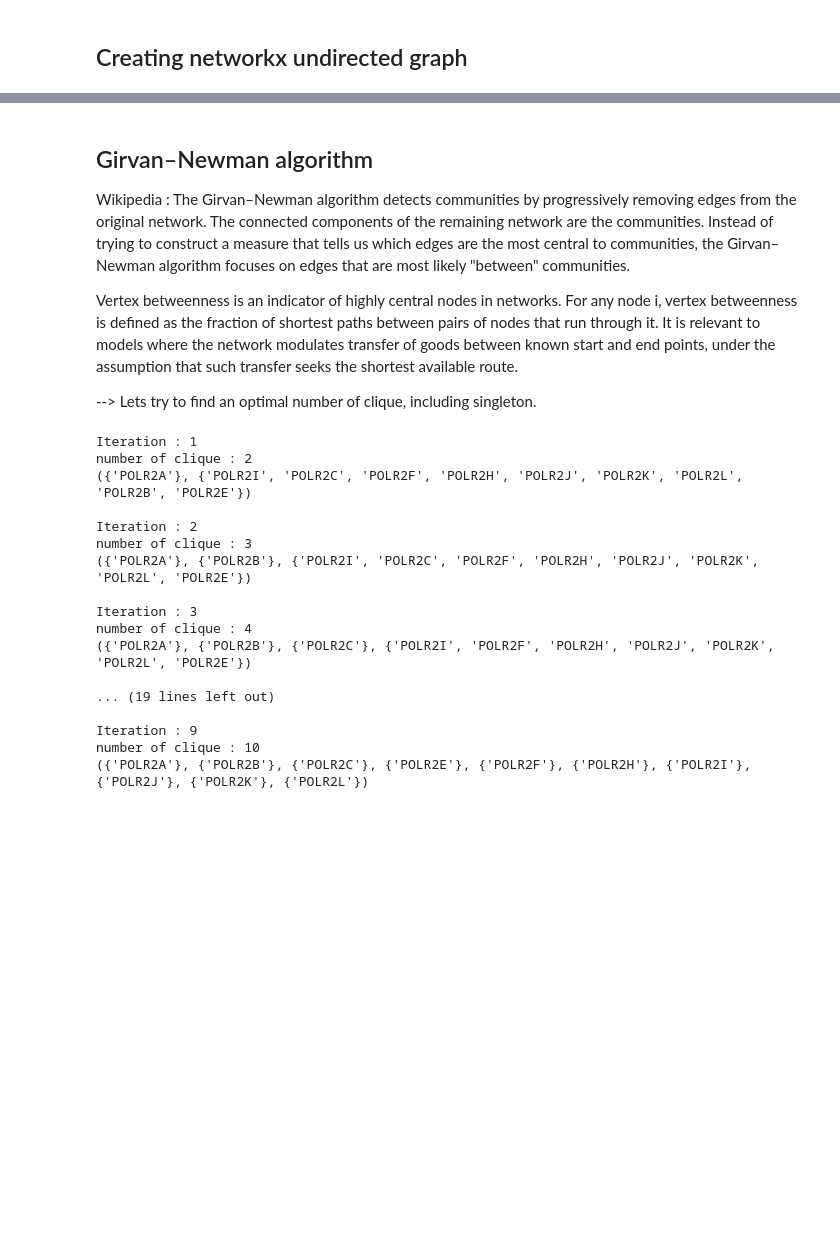
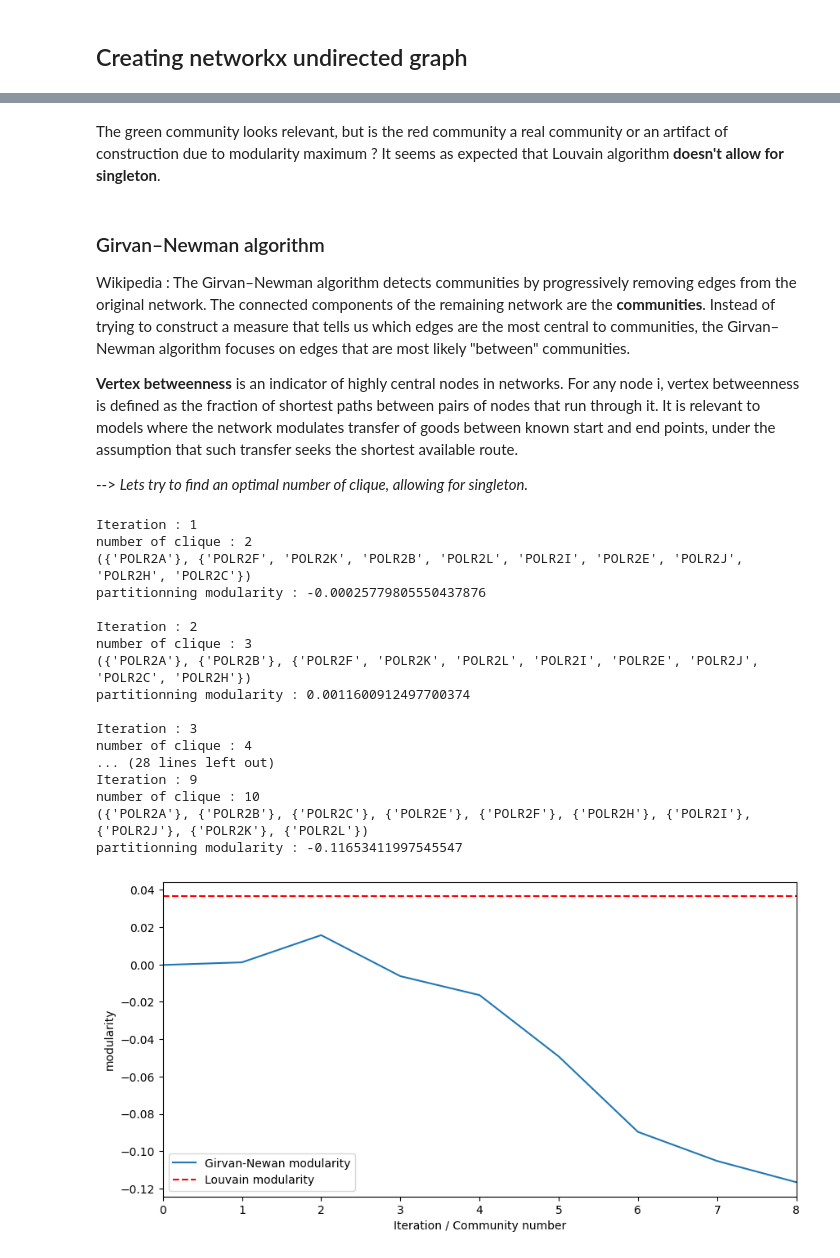
Before and after one commit to 2Echoes/Sequential_Fish, a Jupyter notebook: analysis/testing_notebooks/graphs.ipynb, the cells around one changed output, grey strips where cells are left out. Cells and saved outputs as stored; diff of their text form; code cells hidden in the pictures; blank space fills up the shorter version.

```diff
--- a/analysis/testing_notebooks/graphs.ipynb
+++ b/analysis/testing_notebooks/graphs.ipynb
@@ -382,13 +377,15 @@ plt.show()
+# %% [markdown]
+The green community looks relevant, but is the red community a real community or an artifact of construction due to modularity maximum ? It seems as expected that Louvain algorithm **doesn't allow for singleton**.
 # %% [markdown]
-## Girvan–Newman algorithm
+### Girvan–Newman algorithm
 
 Wikipedia :
-The Girvan–Newman algorithm detects communities by progressively removing edges from the original network. The connected components of the remaining network are the communities. Instead of trying to construct a measure that tells us which edges are the most central to communities, the Girvan–Newman algorithm focuses on edges that are most likely "between" communities.
+The Girvan–Newman algorithm detects communities by progressively removing edges from the original network. The connected components of the remaining network are the **communities**. Instead of trying to construct a measure that tells us which edges are the most central to communities, the Girvan–Newman algorithm focuses on edges that are most likely "between" communities.
 
-Vertex betweenness is an indicator of highly central nodes in networks. For any node i, vertex betweenness is defined as the fraction of shortest paths between pairs of nodes that run through it. It is relevant to models where the network modulates transfer of goods between known start and end points, under the assumption that such transfer seeks the shortest available route.
+**Vertex betweenness** is an indicator of highly central nodes in networks. For any node i, vertex betweenness is defined as the fraction of shortest paths between pairs of nodes that run through it. It is relevant to models where the network modulates transfer of goods between known start and end points, under the assumption that such transfer seeks the shortest available route.
 
 
---> Lets try to find an optimal number of clique, including singleton.
+--> *Lets try to find an optimal number of clique, allowing for singleton.*
 # %%
 interaction_graph = nx.MultiDiGraph()
 data = list(all_to_clustered_interactions.loc[:,['RNA1','RNA2','colocalisation']].itertuples(index=False, name=None))
@@ -397,30 +394,54 @@ interaction_graph.add_weighted_edges_from(data)
 iteration_number = 10
 
 com = nx.community.girvan_newman(interaction_graph)
+modularities = []
+communities_memory = []
 for iteration in range(iteration_number) :
     try :
         communities = next(com)
+        communities_memory.append(communities)
         print(f"Iteration : {iteration + 1}")
         print(f"number of clique : {len(communities)}")
         print(communities)
+        modularity = nx.community.modularity(interaction_graph, communities)
+        modularities.append(modularity)
+        print(f"partitionning modularity : {modularity}")
         print()
     except StopIteration :
         break
 # %% [output]
 Iteration : 1
 number of clique : 2
-({'POLR2A'}, {'POLR2I', 'POLR2C', 'POLR2F', 'POLR2H', 'POLR2J', 'POLR2K', 'POLR2L', 'POLR2B', 'POLR2E'})
+({'POLR2A'}, {'POLR2F', 'POLR2K', 'POLR2B', 'POLR2L', 'POLR2I', 'POLR2E', 'POLR2J', 'POLR2H', 'POLR2C'})
+partitionning modularity : -0.00025779805550437876
 
 Iteration : 2
 number of clique : 3
-({'POLR2A'}, {'POLR2B'}, {'POLR2I', 'POLR2C', 'POLR2F', 'POLR2H', 'POLR2J', 'POLR2K', 'POLR2L', 'POLR2E'})
+({'POLR2A'}, {'POLR2B'}, {'POLR2F', 'POLR2K', 'POLR2L', 'POLR2I', 'POLR2E', 'POLR2J', 'POLR2C', 'POLR2H'})
+partitionning modularity : 0.0011600912497700374
 
 Iteration : 3
 number of clique : 4
-({'POLR2A'}, {'POLR2B'}, {'POLR2C'}, {'POLR2I', 'POLR2F', 'POLR2H', 'POLR2J', 'POLR2K', 'POLR2L', 'POLR2E'})
-
-... (19 lines left out)
-
+... (28 lines left out)
 Iteration : 9
 number of clique : 10
 ({'POLR2A'}, {'POLR2B'}, {'POLR2C'}, {'POLR2E'}, {'POLR2F'}, {'POLR2H'}, {'POLR2I'}, {'POLR2J'}, {'POLR2K'}, {'POLR2L'})
+partitionning modularity : -0.11653411997545547
+# %%
+#L-communities modularity
+louvain_modularity = nx.community.modularity(interaction_graph, l_communities)
+
+
+#Plot
+plt.figure(figsize=(10,5))
+X = range(len(modularities))
+plt.plot(X, modularities, label= 'Girvan-Newan modularity')
+plt.plot(X, [louvain_modularity]* len(X), '--r', label = 'Louvain modularity')
+plt.xlabel('Iteration / Community number')
+plt.legend()
+plt.ylabel("modularity")
+xmin, xmax, ymin, ymax = plt.axis()
+plt.axis([0,len(X) -1, ymin, ymax])
+plt.show()
+# %% [output]
+[figure, added]
```
Also changed, not shown: parts of 38 cells of this notebook.
